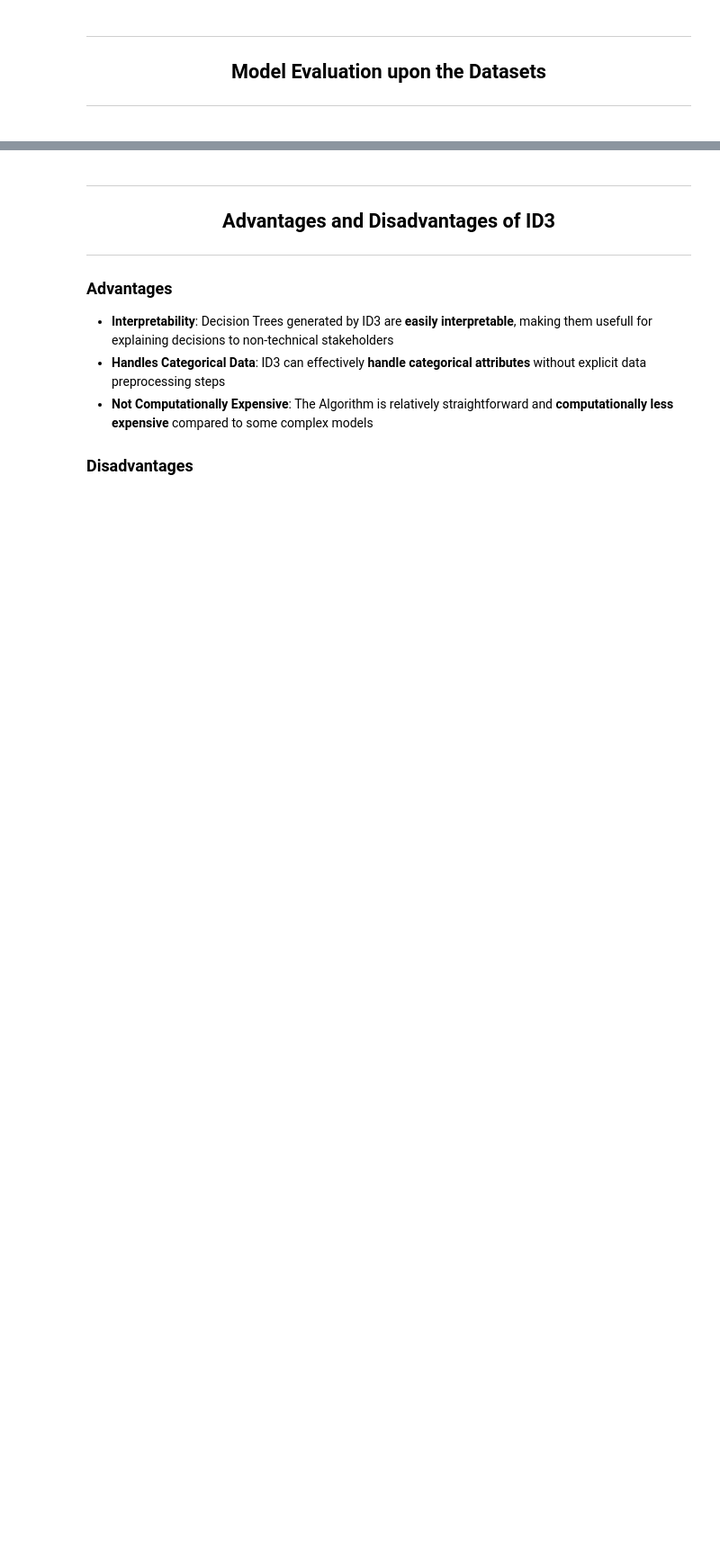
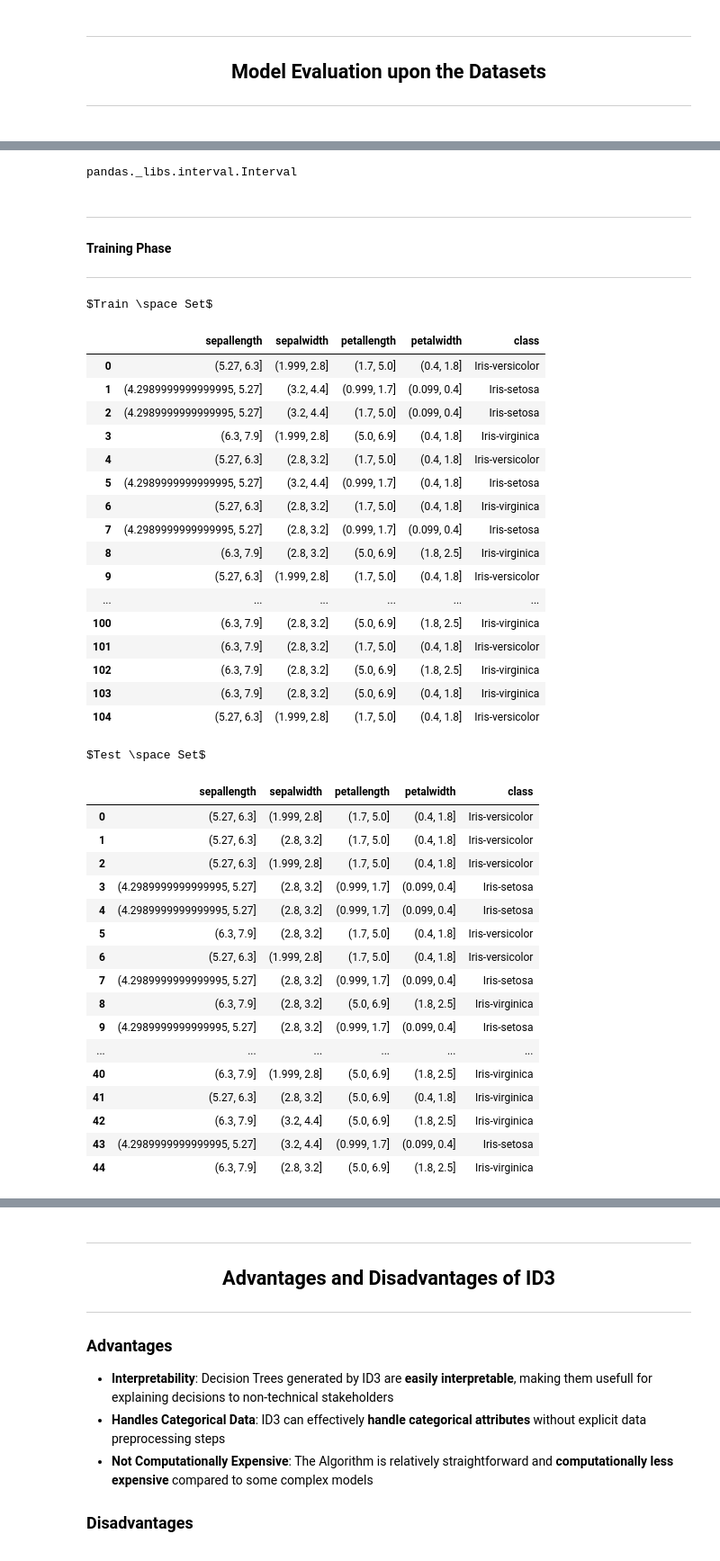
Before and after one commit to EstevesX10/AI-Decision-Trees-ID3, a Jupyter notebook: Decision Trees - ID3/Decision_Trees_ID3.ipynb, the cells around one changed output, grey strips where cells are left out. Shown at 90% size. Drawn from its saved outputs; the diff is of its cells as text; code cells hidden in the pictures; blank space fills up the shorter version.

```diff
--- a/Decision Trees - ID3/Decision_Trees_ID3.ipynb
+++ b/Decision Trees - ID3/Decision_Trees_ID3.ipynb
@@ -764,0 +783,50 @@ dt.score(y_pred, y_test)
+# %%
+# Inspecting the Variable Type of the binned variables
+type(iris.data[0][1])
+# %% [output]
+pandas._libs.interval.Interval
+# %% [markdown]
+---
+#### Training Phase
+---
+# %%
+# Splitting the Data
+x_train, x_test, y_train, y_test = iris.train_test_split()
+Display_dfs_side_by_side([iris.Train_df, iris.Test_df], ['$Train \space Set$', '$Test \space Set$'])
+# %% [output]
+$Train \space Set$
+|  | sepallength | sepalwidth | petallength | petalwidth | class |
+| 0 | (5.27, 6.3] | (1.999, 2.8] | (1.7, 5.0] | (0.4, 1.8] | Iris-versicolor |
+| 1 | (4.2989999999999995, 5.27] | (3.2, 4.4] | (0.999, 1.7] | (0.099, 0.4] | Iris-setosa |
+| 2 | (4.2989999999999995, 5.27] | (3.2, 4.4] | (1.7, 5.0] | (0.099, 0.4] | Iris-setosa |
+| 3 | (6.3, 7.9] | (1.999, 2.8] | (5.0, 6.9] | (0.4, 1.8] | Iris-virginica |
+| 4 | (5.27, 6.3] | (2.8, 3.2] | (1.7, 5.0] | (0.4, 1.8] | Iris-versicolor |
+| 5 | (4.2989999999999995, 5.27] | (3.2, 4.4] | (0.999, 1.7] | (0.4, 1.8] | Iris-setosa |
+| 6 | (5.27, 6.3] | (2.8, 3.2] | (1.7, 5.0] | (0.4, 1.8] | Iris-virginica |
+| 7 | (4.2989999999999995, 5.27] | (2.8, 3.2] | (0.999, 1.7] | (0.099, 0.4] | Iris-setosa |
+| 8 | (6.3, 7.9] | (2.8, 3.2] | (5.0, 6.9] | (1.8, 2.5] | Iris-virginica |
+| 9 | (5.27, 6.3] | (1.999, 2.8] | (1.7, 5.0] | (0.4, 1.8] | Iris-versicolor |
+| ... | ... | ... | ... | ... | ... |
+| 100 | (6.3, 7.9] | (2.8, 3.2] | (5.0, 6.9] | (1.8, 2.5] | Iris-virginica |
+| 101 | (6.3, 7.9] | (2.8, 3.2] | (1.7, 5.0] | (0.4, 1.8] | Iris-versicolor |
+| 102 | (6.3, 7.9] | (2.8, 3.2] | (5.0, 6.9] | (1.8, 2.5] | Iris-virginica |
+| 103 | (6.3, 7.9] | (2.8, 3.2] | (5.0, 6.9] | (0.4, 1.8] | Iris-virginica |
+| 104 | (5.27, 6.3] | (1.999, 2.8] | (1.7, 5.0] | (0.4, 1.8] | Iris-versicolor |
+$Test \space Set$
+|  | sepallength | sepalwidth | petallength | petalwidth | class |
+| 0 | (5.27, 6.3] | (1.999, 2.8] | (1.7, 5.0] | (0.4, 1.8] | Iris-versicolor |
+| 1 | (5.27, 6.3] | (2.8, 3.2] | (1.7, 5.0] | (0.4, 1.8] | Iris-versicolor |
+| 2 | (5.27, 6.3] | (1.999, 2.8] | (1.7, 5.0] | (0.4, 1.8] | Iris-versicolor |
+| 3 | (4.2989999999999995, 5.27] | (2.8, 3.2] | (0.999, 1.7] | (0.099, 0.4] | Iris-setosa |
+| 4 | (4.2989999999999995, 5.27] | (2.8, 3.2] | (0.999, 1.7] | (0.099, 0.4] | Iris-setosa |
+| 5 | (6.3, 7.9] | (2.8, 3.2] | (1.7, 5.0] | (0.4, 1.8] | Iris-versicolor |
+| 6 | (5.27, 6.3] | (1.999, 2.8] | (1.7, 5.0] | (0.4, 1.8] | Iris-versicolor |
+| 7 | (4.2989999999999995, 5.27] | (2.8, 3.2] | (0.999, 1.7] | (0.099, 0.4] | Iris-setosa |
+| 8 | (6.3, 7.9] | (2.8, 3.2] | (5.0, 6.9] | (1.8, 2.5] | Iris-virginica |
+| 9 | (4.2989999999999995, 5.27] | (2.8, 3.2] | (0.999, 1.7] | (0.099, 0.4] | Iris-setosa |
+| ... | ... | ... | ... | ... | ... |
+| 40 | (6.3, 7.9] | (1.999, 2.8] | (5.0, 6.9] | (1.8, 2.5] | Iris-virginica |
+| 41 | (5.27, 6.3] | (2.8, 3.2] | (5.0, 6.9] | (0.4, 1.8] | Iris-virginica |
+| 42 | (6.3, 7.9] | (3.2, 4.4] | (5.0, 6.9] | (1.8, 2.5] | Iris-virginica |
+| 43 | (4.2989999999999995, 5.27] | (3.2, 4.4] | (0.999, 1.7] | (0.099, 0.4] | Iris-setosa |
+| 44 | (6.3, 7.9] | (2.8, 3.2] | (5.0, 6.9] | (1.8, 2.5] | Iris-virginica |
```
Also changed, not shown: parts of 107 cells of this notebook.
